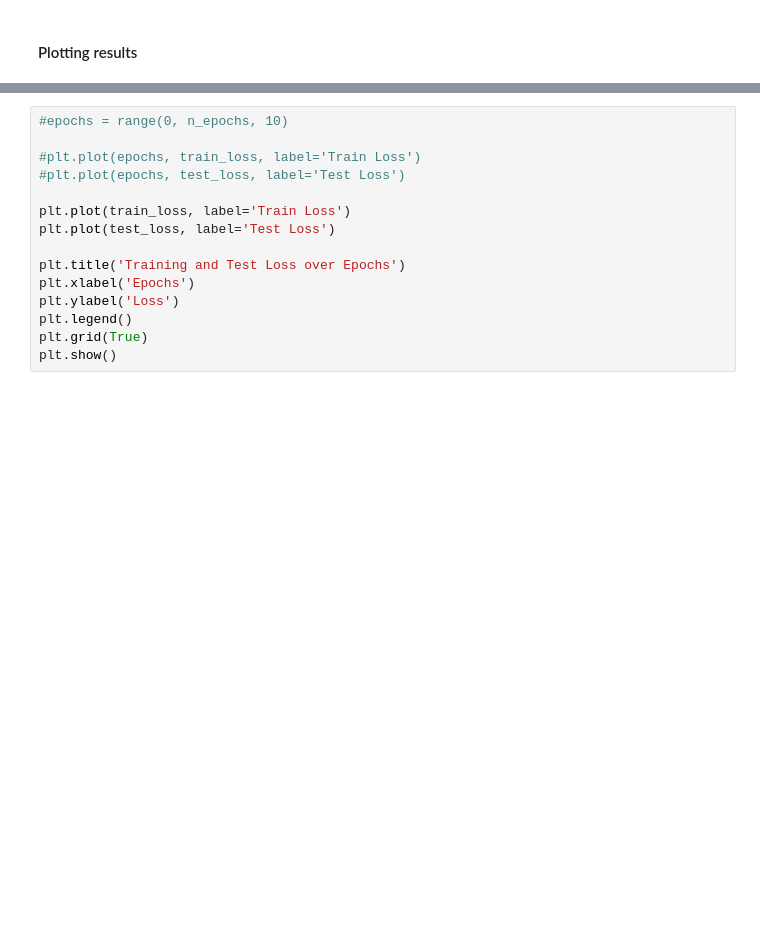
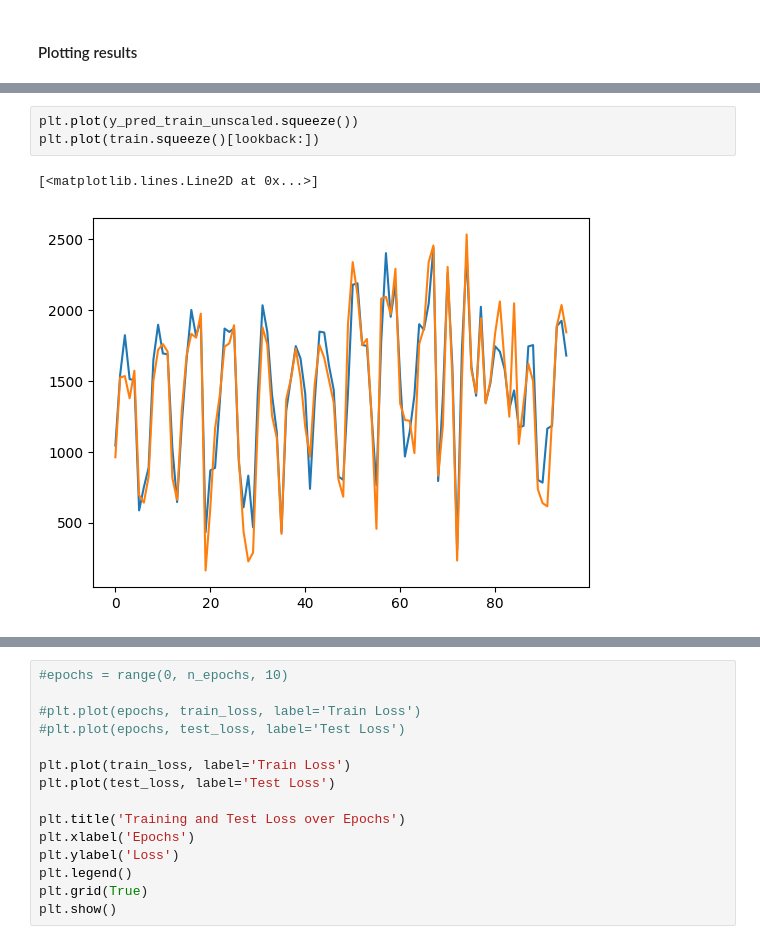
Before and after one commit to marianataglio/seriestemporales, a Jupyter notebook: overfitting_lstm.ipynb, the cells around one changed output, grey strips where cells are left out. Cells and saved outputs as stored; diff of their text form; blank space fills up the shorter version.

```diff
--- a/overfitting_lstm.ipynb
+++ b/overfitting_lstm.ipynb
@@ -185 +147,7 @@ plt.scatter(test_array[:20], test[:20])
+# %%
+plt.plot(y_pred_train_unscaled.squeeze())
+plt.plot(train.squeeze()[lookback:])
+# %% [output]
+[<matplotlib.lines.Line2D at 0x...>]
+[figure, added]
 # %%
```
Also changed, not shown: parts of 26 cells of this notebook, 1 other file.
